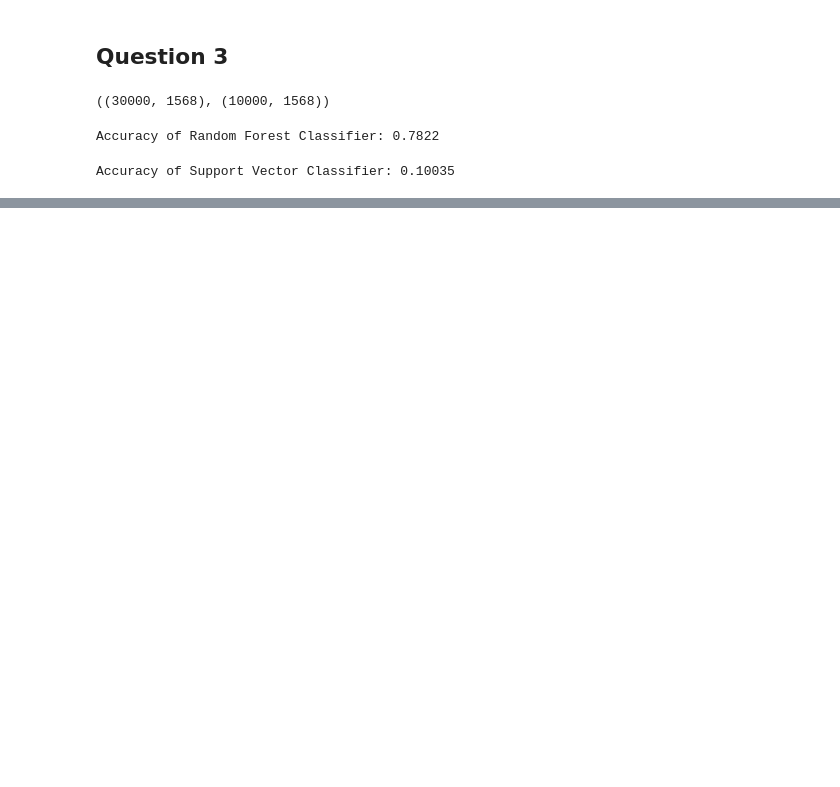
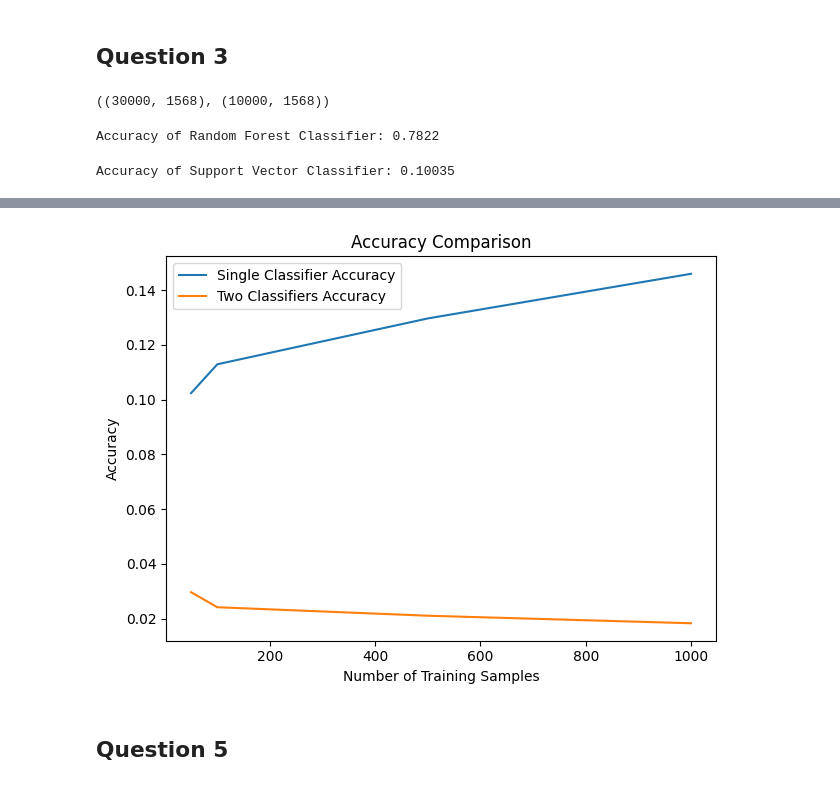
Before and after one commit to john-zhaoyuanzhen/Machine-Learning-Coursework, a Jupyter notebook: m1.ipynb, the cells around one changed output, grey strips where cells are left out. Drawn from its saved outputs; the diff is of its cells as text; code cells hidden in the pictures; blank space fills up the shorter version.

```diff
--- a/m1.ipynb
+++ b/m1.ipynb
@@ -297,0 +275,13 @@ print(f"Accuracy of Support Vector Classifier: {SVC_model_accuracy}")
+# %%
+def train_single_classifier(X_train, y_train, X_test, y_test):
+    # Flatten the images
+    X_train_flat = X_train.reshape(X_train.shape[0], -1)
+    X_test_flat = X_test.reshape(X_test.shape[0], -1)
+
+    logreg = LogisticRegression(max_iter=2000)
+    logreg.fit(X_train_flat, y_train)
+
+    y_pred = logreg.predict(X_test_flat)
+
+    acc = accuracy_score(y_test, y_pred)
+    return acc
@@ -297,0 +312,36 @@ print(f"Accuracy of Support Vector Classifier: {SVC_model_accuracy}")
+# %%
+sample_sizes = [50, 100, 500, 1000]
+results_single = []
+results_two = []
+# %%
+for size in sample_sizes:
+    # Sample a subset for training
+    train_images_subset, train_labels_subset = train_images[:size], train_labels[:size]
+
+    # Method 1: Single classifier on 56x28
+    acc_single = train_single_classifier(train_images_subset, train_labels_subset, test_images, test_labels)
+    results_single.append((size, acc_single))
+
+    # Method 2: Two classifiers on 28x28 parts
+    acc_two = train_two_classifiers(train_images_subset, train_labels_subset, test_images, test_labels)
+    results_two.append((size, acc_two))
+# %%
+# Visualize results
+results_single = np.array(results_single)
+results_two = np.array(results_two)
+
+plt.figure()
+
+plt.plot(results_single[:, 0], results_single[:, 1], label="Single Classifier Accuracy")
+plt.plot(results_two[:, 0], results_two[:, 1], label="Two Classifiers Accuracy")
+plt.xlabel("Number of Training Samples")
+plt.ylabel("Accuracy")
+plt.title("Accuracy Comparison")
+plt.legend()
+
+plt.tight_layout()
+plt.show()
+# %% [output]
+[figure, added]
+# %% [markdown]
+## Question 5
```
Also changed, not shown: parts of 17 cells of this notebook, 1 other file.
